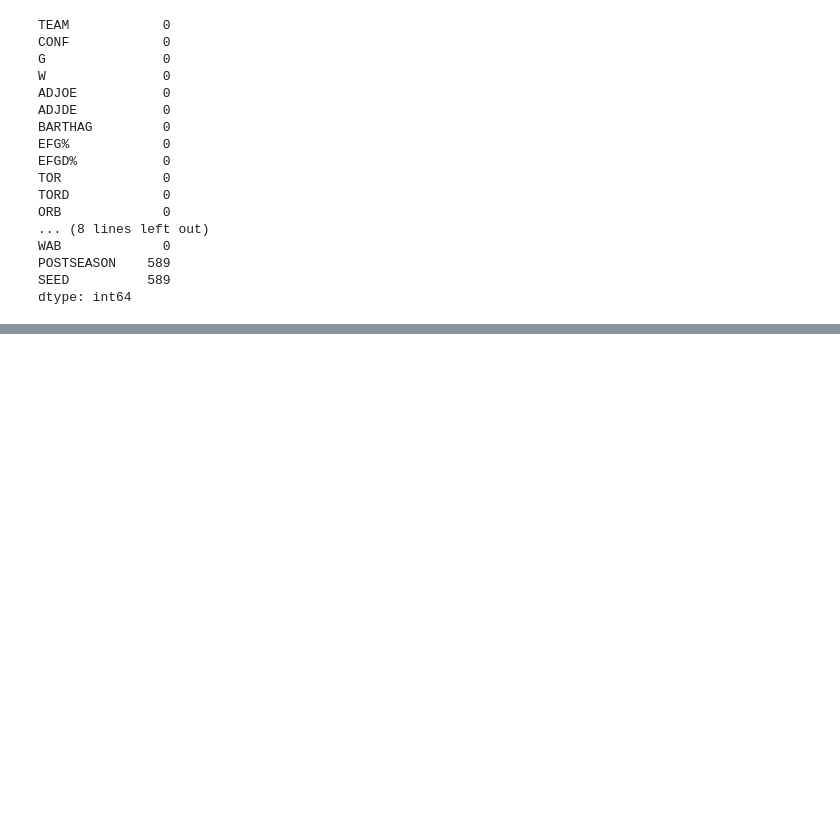
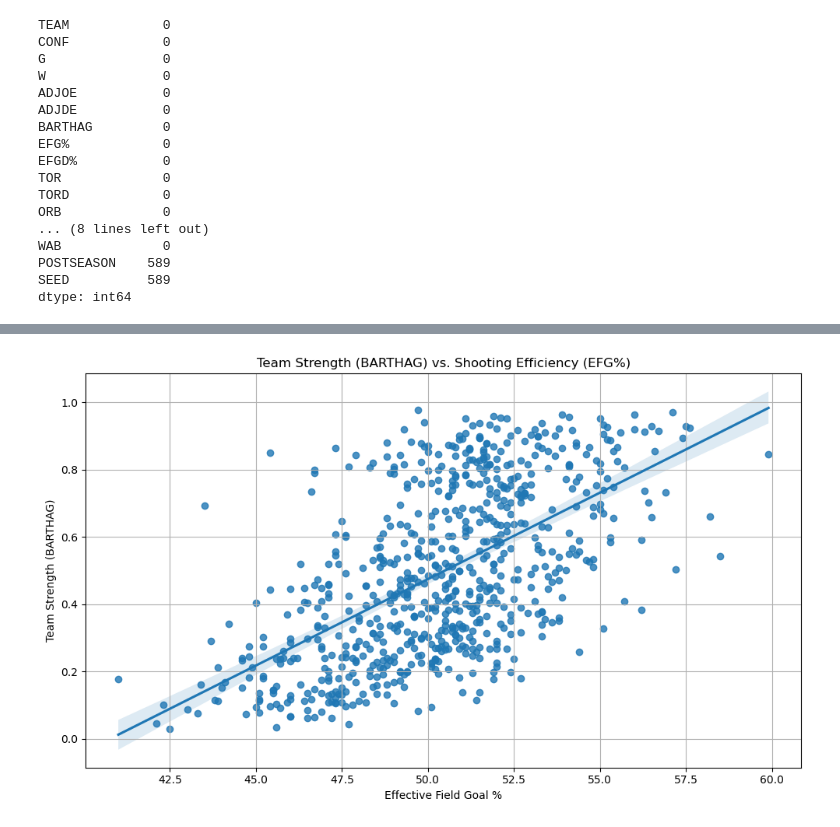
Before and after one commit to YanyyM/college-basketball-analysis, a Jupyter notebook: notebooks/college_basketball_analysis.ipynb, the cells around one changed output, grey strips where cells are left out. Saved outputs shown, nothing was run; the diff lists cells and outputs as text; code cells hidden in the pictures; blank space fills up the shorter version.

```diff
--- a/notebooks/college_basketball_analysis.ipynb
+++ b/notebooks/college_basketball_analysis.ipynb
@@ -92,0 +124,14 @@ basketballData.describe()
+# %%
+#  Is there a relationship between team strength and shooting accuracy?
+# BARTHAG (strength)
+# EFG% (Effective Field Goal %)
+
+plt.figure(figsize=(10,6))
+sns.regplot(data=basketballData, x='EFG%', y='BARTHAG')
+plt.title('Team Strength (BARTHAG) vs. Shooting Efficiency (EFG%)')
+plt.xlabel('Effective Field Goal %')
+plt.ylabel('Team Strength (BARTHAG)')
+plt.grid(True)
+plt.tight_layout()
+# %% [output]
+[figure, added]
```
Also changed, not shown: parts of 6 cells of this notebook.
